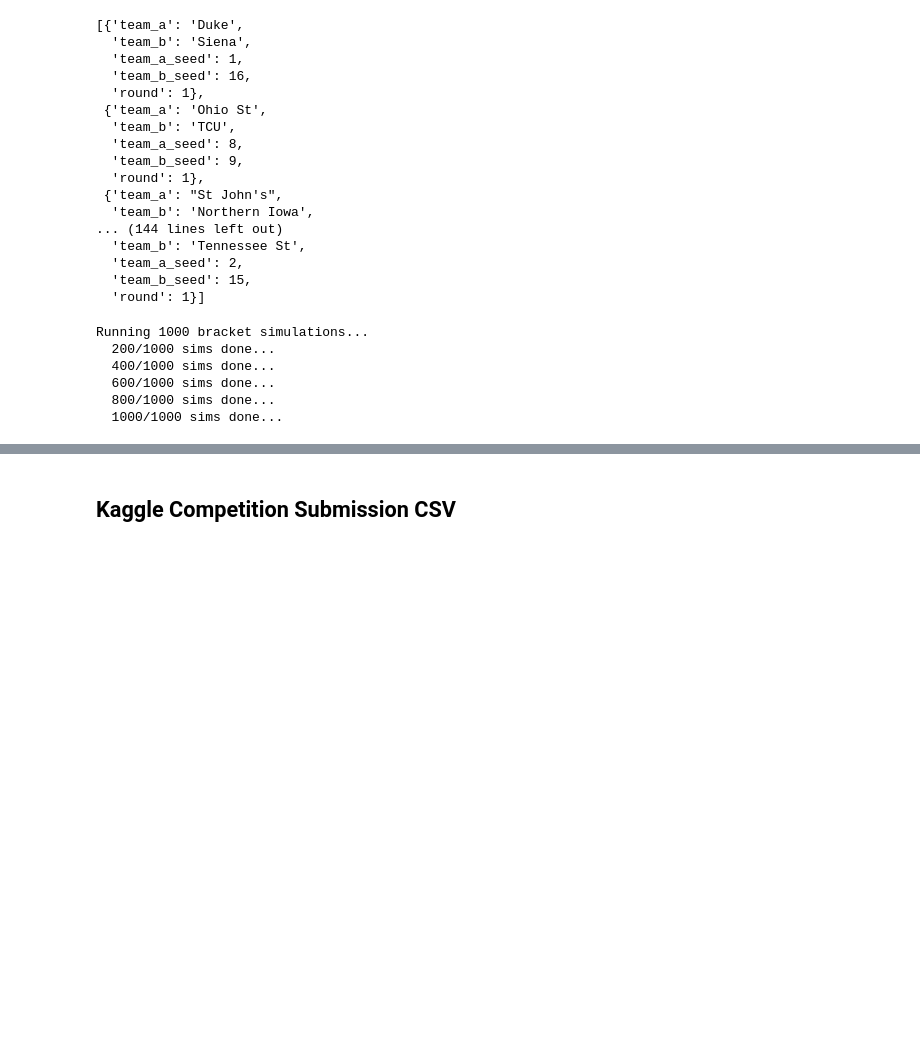
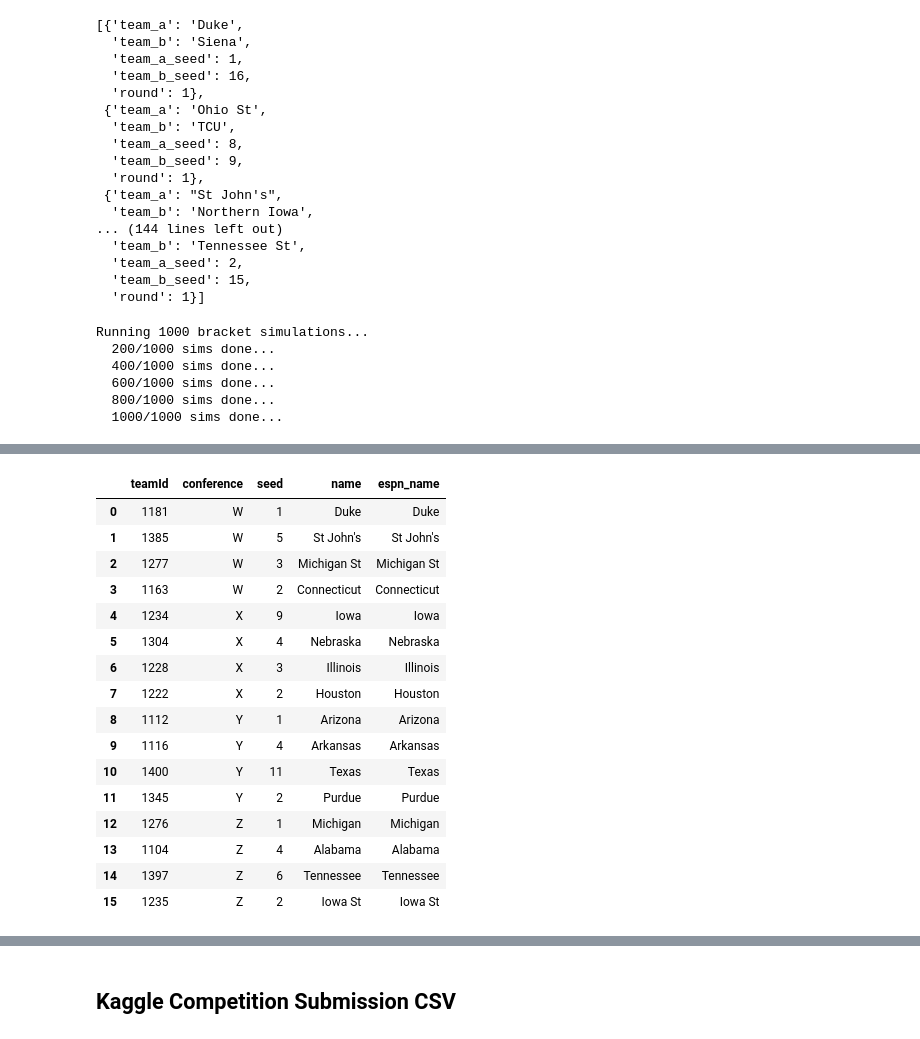
Before and after one commit to StudioMitesh/march-madness-2026, a Jupyter notebook: notebook.ipynb, the cells around one changed output, grey strips where cells are left out. Cells and saved outputs as stored; diff of their text form; code cells hidden in the pictures; blank space fills up the shorter version.

Commit message:
add second chance bracket:

```diff
--- a/notebook.ipynb
+++ b/notebook.ipynb
@@ -2389,0 +2393,3 @@ winners_df.to_csv('winners.csv', index=False)
+# %%
+bracket2 = pd.read_csv('bracket2nd2026.csv')
+bracket2
@@ -2389,0 +2414,22 @@ winners_df.to_csv('winners.csv', index=False)
+# %%
+bracket2['name'] = bracket2['teamId'].map(team_dict)
+bracket2['espn_name'] = bracket2['name'].str.strip()
+bracket2
+# %% [output]
+|  | teamId | conference | seed | name | espn_name |
+| 0 | 1181 | W | 1 | Duke | Duke |
+| 1 | 1385 | W | 5 | St John's | St John's |
+| 2 | 1277 | W | 3 | Michigan St | Michigan St |
+| 3 | 1163 | W | 2 | Connecticut | Connecticut |
+| 4 | 1234 | X | 9 | Iowa | Iowa |
+| 5 | 1304 | X | 4 | Nebraska | Nebraska |
+| 6 | 1228 | X | 3 | Illinois | Illinois |
+| 7 | 1222 | X | 2 | Houston | Houston |
+| 8 | 1112 | Y | 1 | Arizona | Arizona |
+| 9 | 1116 | Y | 4 | Arkansas | Arkansas |
+| 10 | 1400 | Y | 11 | Texas | Texas |
+| 11 | 1345 | Y | 2 | Purdue | Purdue |
+| 12 | 1276 | Z | 1 | Michigan | Michigan |
+| 13 | 1104 | Z | 4 | Alabama | Alabama |
+| 14 | 1397 | Z | 6 | Tennessee | Tennessee |
+| 15 | 1235 | Z | 2 | Iowa St | Iowa St |
```
Also changed, not shown: parts of 25 cells of this notebook, 3 other files.
